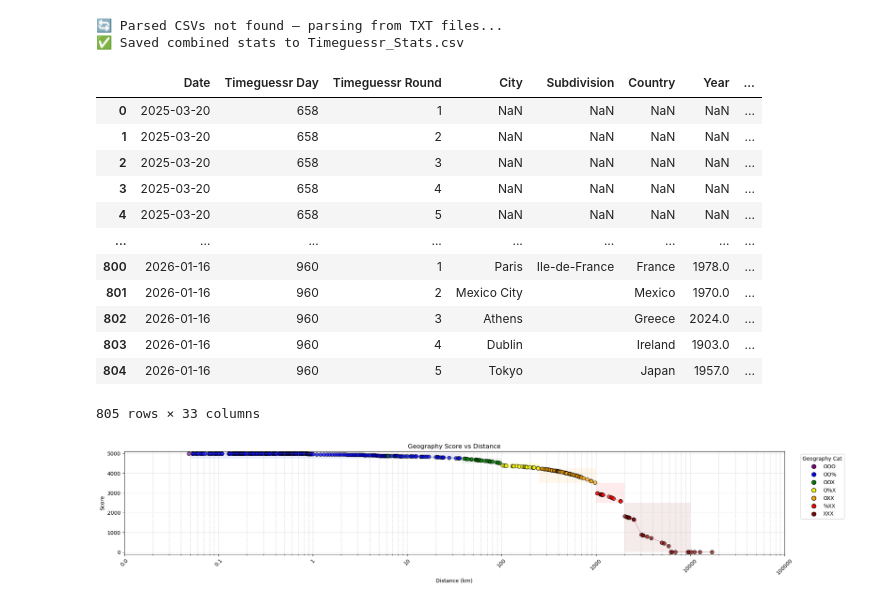
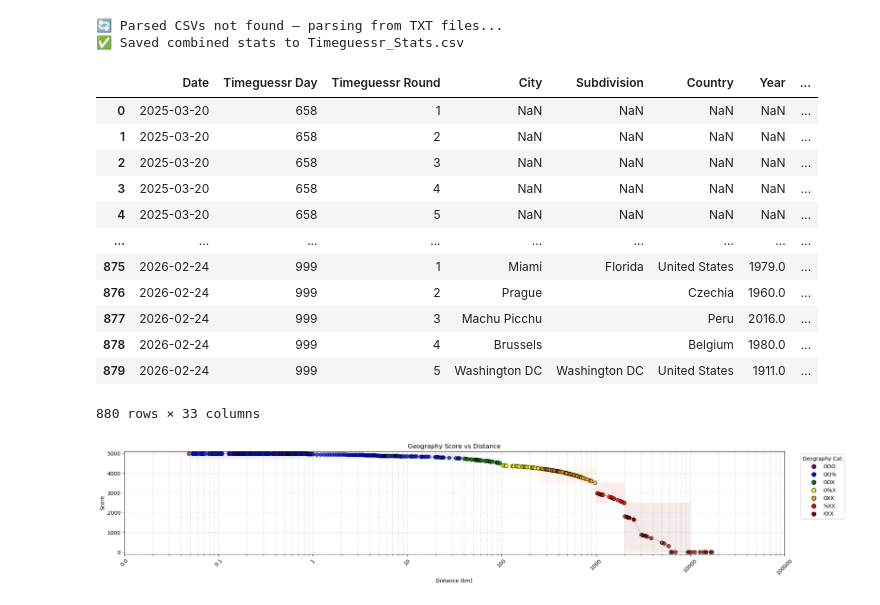
Before and after one commit to sjlarimer/TimeGuessr, a Jupyter notebook: Timeguessr_Aggregation.ipynb, the cells around one changed output. Saved outputs shown, nothing was run; the diff lists cells and outputs as text; code cells hidden in the pictures.

Commit message:
data update

```diff
--- a/Timeguessr_Aggregation.ipynb
+++ b/Timeguessr_Aggregation.ipynb
@@ -350,33 +350,27 @@ michael_csv = "Data/Timeguessr_Michael_Parsed.csv"
 sarah_csv   = "Data/Timeguessr_Sarah_Parsed.csv"
 actuals_csv = "Data/Timeguessr_Actuals_Parsed.csv"
 
-if os.path.exists(michael_csv) and os.path.exists(sarah_csv) and os.path.exists(actuals_csv):
-    print("✅ Using existing parsed CSVs...")
-    df_michael = pd.read_csv(michael_csv)
-    df_sarah   = pd.read_csv(sarah_csv)
-    df_actuals = pd.read_csv(actuals_csv)
-else:
-    print("🔄 Parsed CSVs not found — parsing from TXT files...")
+print("🔄 Parsed CSVs not found — parsing from TXT files...")
 
-    # --- Load user files ---
-    with open("Data/TimeGuessr_Michael.txt", "r", encoding="utf-8") as f:
-        michael_lines = [line.strip() for line in f if line.strip()]
+# --- Load user files ---
+with open("Data/TimeGuessr_Michael.txt", "r", encoding="utf-8") as f:
+    michael_lines = [line.strip() for line in f if line.strip()]
 
-    with open("Data/TimeGuessr_Sarah.txt", "r", encoding="utf-8") as f:
-        sarah_lines = [line.strip() for line in f if line.strip()]
+with open("Data/TimeGuessr_Sarah.txt", "r", encoding="utf-8") as f:
+    sarah_lines = [line.strip() for line in f if line.strip()]
 
-    with open("Data/TimeGuessr_Actuals.txt", "r", encoding="utf-8") as f:
-        actuals_lines = [line.strip() for line in f if line.strip()]
+with open("Data/TimeGuessr_Actuals.txt", "r", encoding="utf-8") as f:
+    actuals_lines = [line.strip() for line in f if line.strip()]
 
-    # --- Parse both users ---
-    df_michael = parse_user_blocks(michael_lines, "Michael")
-    df_michael.to_csv(michael_csv, index=False)
+# --- Parse both users ---
+df_michael = parse_user_blocks(michael_lines, "Michael")
+df_michael.to_csv(michael_csv, index=False)
 
-    df_sarah = parse_user_blocks(sarah_lines, "Sarah")
-    df_sarah.to_csv(sarah_csv, index=False)
+df_sarah = parse_user_blocks(sarah_lines, "Sarah")
+df_sarah.to_csv(sarah_csv, index=False)
 
-    df_actuals = parse_actuals(actuals_lines)
-    df_actuals.to_csv(actuals_csv, index=False)
+df_actuals = parse_actuals(actuals_lines)
+df_actuals.to_csv(actuals_csv, index=False)
 
 # --- Merge into one dataframe ---
 df_all = pd.merge(df_michael, df_sarah, on=["Timeguessr Day", "Timeguessr Round"], how="outer")
@@ -491,39 +485,39 @@ for player in ["Michael", "Sarah"]:
             # OXX pattern
             mask = df_all[time_score_col].isna() & (df_all[time_col] == "OXX")
             df_all.loc[mask, time_min_col] = 2000
             df_all.loc[mask, time_max_col] = 2500
 
 # --- Fill missing Round Scores if both component scores exist ---
 for player in ["Michael", "Sarah"]:
     time_col = f"{player} Time Score"
     geo_col = f"{player} Geography Score"
     round_col = f"{player} Round Score"
 
     if all(c in df_all.columns for c in [time_col, geo_col, round_col]):
         mask = df_all[round_col].isna() & df_all[time_col].notna() & df_all[geo_col].notna()
         df_all.loc[mask, round_col] = df_all.loc[mask, time_col] + df_all.loc[mask, geo_col]
 
 # --- Save ---
 df_all.to_csv("Data/Timeguessr_Stats.csv", index=False)
 print("✅ Saved combined stats to Timeguessr_Stats.csv")
 
 df_all
 # %% [output]
 🔄 Parsed CSVs not found — parsing from TXT files...
 ✅ Saved combined stats to Timeguessr_Stats.csv
 |  | Date | Timeguessr Day | Timeguessr Round | City | Subdivision | Country | Year | ... |
 | 0 | 2025-03-20 | 658 | 1 | NaN | NaN | NaN | NaN | ... |
 | 1 | 2025-03-20 | 658 | 2 | NaN | NaN | NaN | NaN | ... |
 | 2 | 2025-03-20 | 658 | 3 | NaN | NaN | NaN | NaN | ... |
 | 3 | 2025-03-20 | 658 | 4 | NaN | NaN | NaN | NaN | ... |
 | 4 | 2025-03-20 | 658 | 5 | NaN | NaN | NaN | NaN | ... |
 | ... | ... | ... | ... | ... | ... | ... | ... | ... |
-| 800 | 2026-01-16 | 960 | 1 | Paris | Ile-de-France | France | 1978.0 | ... |
-| 801 | 2026-01-16 | 960 | 2 | Mexico City |  | Mexico | 1970.0 | ... |
-| 802 | 2026-01-16 | 960 | 3 | Athens |  | Greece | 2024.0 | ... |
-| 803 | 2026-01-16 | 960 | 4 | Dublin |  | Ireland | 1903.0 | ... |
-| 804 | 2026-01-16 | 960 | 5 | Tokyo |  | Japan | 1957.0 | ... |
+| 875 | 2026-02-24 | 999 | 1 | Miami | Florida | United States | 1979.0 | ... |
+| 876 | 2026-02-24 | 999 | 2 | Prague |  | Czechia | 1960.0 | ... |
+| 877 | 2026-02-24 | 999 | 3 | Machu Picchu |  | Peru | 2016.0 | ... |
+| 878 | 2026-02-24 | 999 | 4 | Brussels |  | Belgium | 1980.0 | ... |
+| 879 | 2026-02-24 | 999 | 5 | Washington DC | Washington DC | United States | 1911.0 | ... |
-805 rows × 33 columns
+880 rows × 33 columns
 # %%
 import matplotlib.pyplot as plt
 import pandas as pd
```
Also changed, not shown: parts of 2 cells of this notebook, 7 other files.
